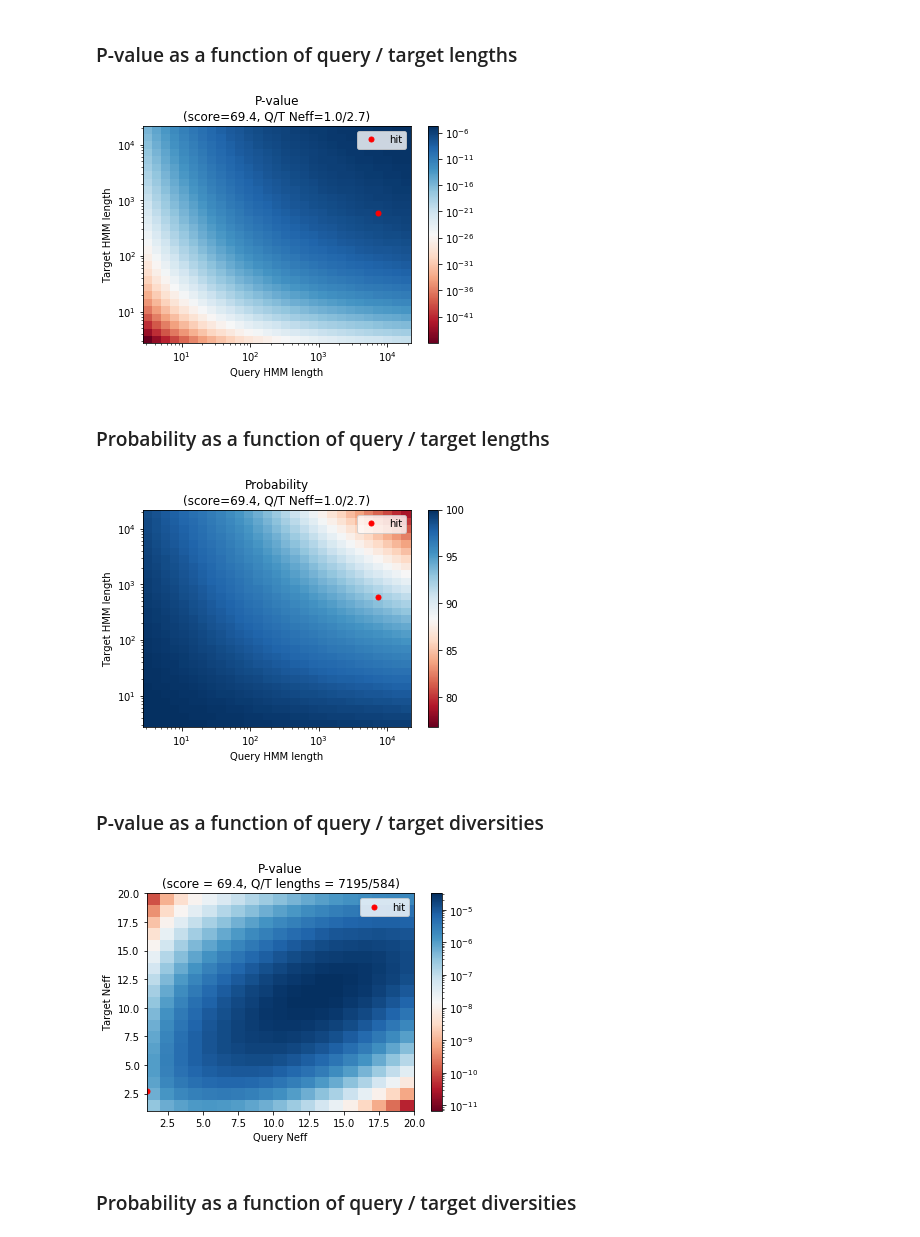
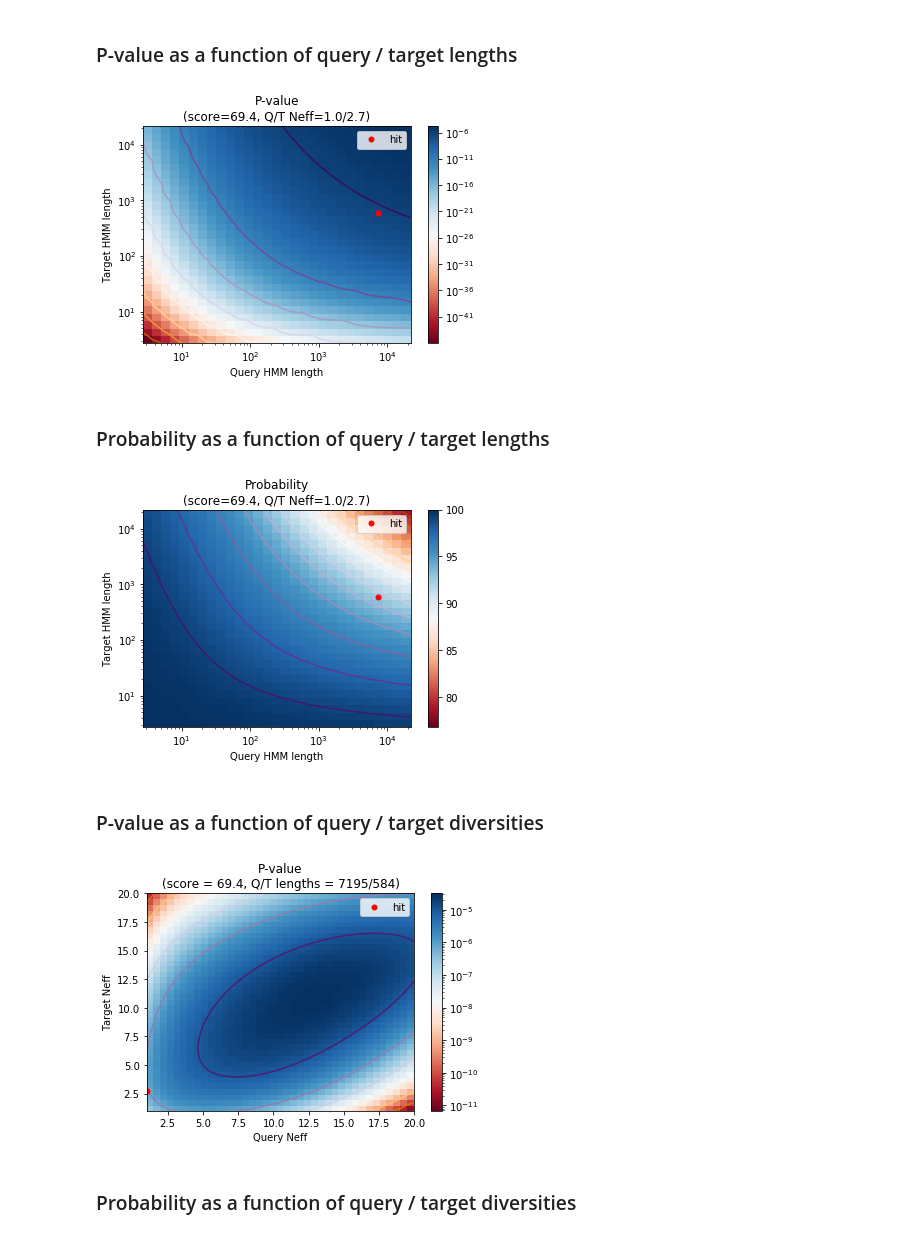
Before and after one commit to Gorbalenya-Lab/hh-suite-notebooks, a Jupyter notebook: test_score.ipynb, the cells around one changed output. Saved outputs shown, nothing was run; the diff lists cells and outputs as text; code cells hidden in the pictures.

Commit message:
test_score.ipynb - WIP, add contours

```diff
--- a/test_score.ipynb
+++ b/test_score.ipynb
@@ -204,27 +204,28 @@ ax.set_xlabel('Query HMM length')
 ax.set_ylabel('Target HMM length')
 
 p = ax.pcolor(X, Y, Pval, cmap=cm.RdBu, norm=LogNorm(vmin=Pval.min(), vmax=Pval.max()))
+ax.contour(X, Y, Pval, cmap=cm.PuOr, norm=LogNorm(vmin=Pval.min(), vmax=Pval.max()))
 ax.plot([hit.q_L], [hit.t_L], marker='o', linestyle=' ', markersize=5, color='red', label='hit')
 ax.legend()
 cb = fig.colorbar(p)
-# FIXME try to add contour to the color map ?
 # %% [output]
-[figure, old version]
+[figure, new version]
 # %% [markdown]
 ### Probability as a function of query / target lengths
 # %%
 fig, ax = plt.subplots()
 ax.set_xscale("log", nonposx='clip')
 ax.set_yscale("log", nonposy='clip')
 ax.set_title('Probability\n(score=' + str(sc) + ', Q/T Neff=' + str(h.q_Neff) + '/' + str(h.t_Neff)+ ')')
 ax.set_xlabel('Query HMM length')
 ax.set_ylabel('Target HMM length')
 
 p = ax.pcolor(X, Y, Prob, cmap=cm.RdBu, vmin=Prob.min(), vmax=100)
+ax.contour(X, Y, Prob, 20, cmap=cm.PuOr)
 ax.plot([hit.q_L], [hit.t_L], marker='o', linestyle=' ', markersize=5, color='red', label='hit')
 ax.legend()
 
 cb = fig.colorbar(p)
 # %% [output]
-[figure, old version]
+[figure, new version]
 # %%
@@ -253,11 +254,12 @@ ax.set_xlabel('Query Neff')
 ax.set_ylabel('Target Neff')
 
 p = ax.pcolor(X, Y, Pval, cmap=cm.RdBu, norm=LogNorm(vmin=Pval.min(), vmax=Pval.max()))
+ax.contour(X, Y, Pval, cmap=cm.PuOr, norm=LogNorm(vmin=Pval.min(), vmax=Pval.max()))
 ax.plot([hit.q_Neff], [hit.t_Neff], marker='o', linestyle=' ', markersize=5, color='red', label='hit')
 ax.legend()
 cb = fig.colorbar(p)
 # %% [output]
-[figure, old version]
+[figure, new version]
 # %% [markdown]
 ### Probability as a function of query / target diversities
 # %%
```
Also changed, not shown: parts of 2 cells of this notebook.
